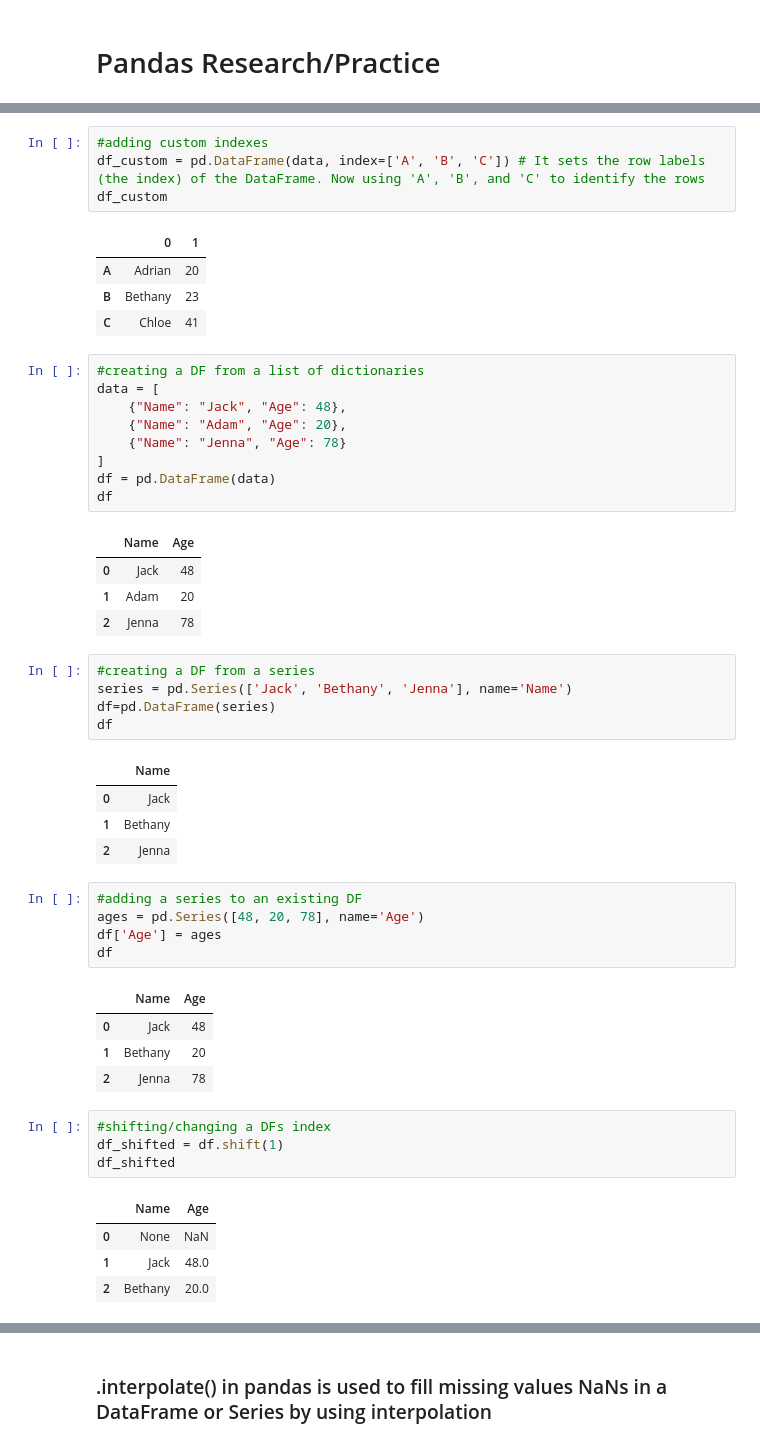
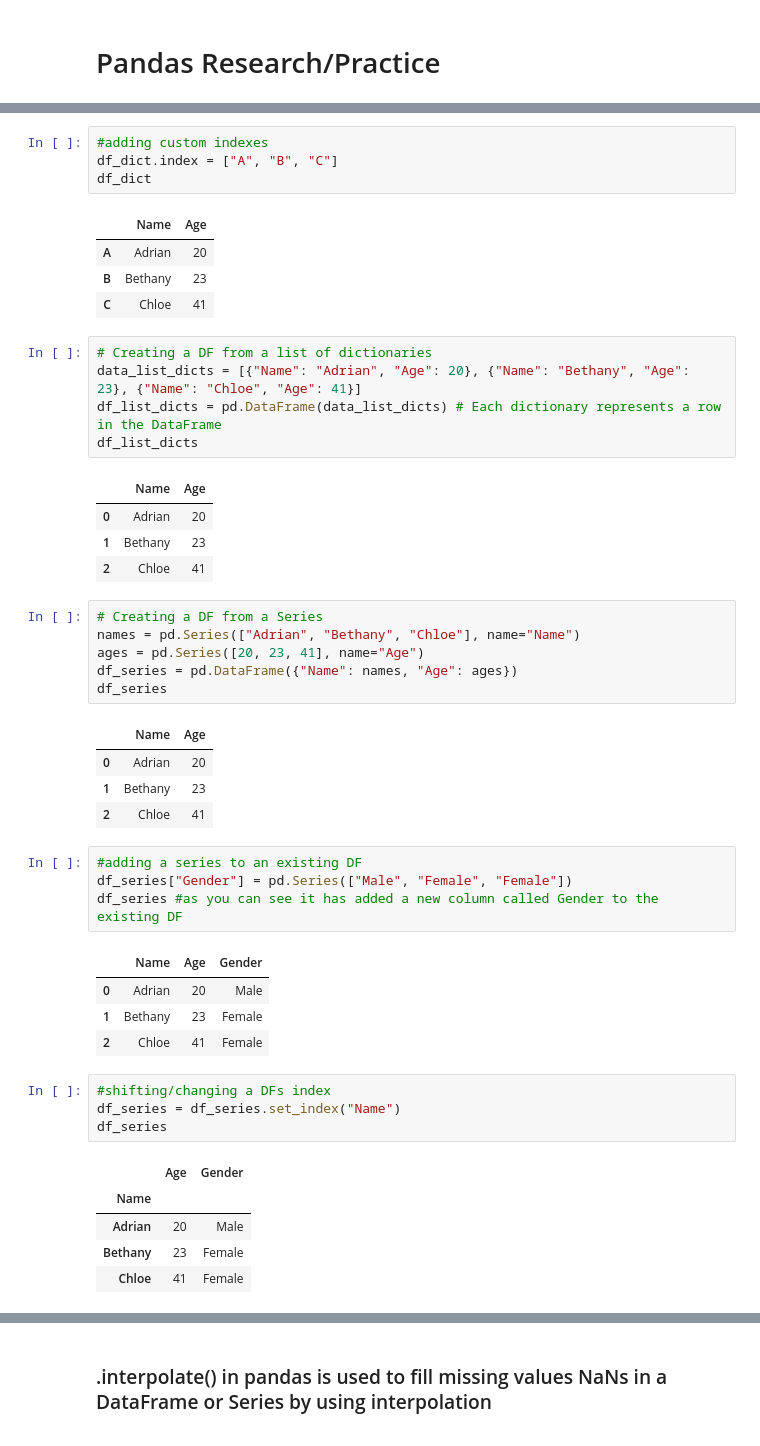
Before and after one commit to ManjotB03/python-repository, a Jupyter notebook: pandas_learning.ipynb, the cells around one changed output, grey strips where cells are left out. Drawn from its saved outputs; the diff is of its cells as text.

```diff
--- a/pandas_learning.ipynb
+++ b/pandas_learning.ipynb
@@ -205,53 +215,50 @@ df
 # %%
 #adding custom indexes
-df_custom = pd.DataFrame(data, index=['A', 'B', 'C']) # It sets the row labels (the index) of the DataFrame. Now using 'A', 'B', and 'C' to identify the rows
-df_custom
+df_dict.index = ["A", "B", "C"]
+df_dict
 # %% [output]
-|  | 0 | 1 |
+|  | Name | Age |
 | A | Adrian | 20 |
 | B | Bethany | 23 |
 | C | Chloe | 41 |
 # %%
-#creating a DF from a list of dictionaries
-data = [
-    {"Name": "Jack", "Age": 48},
-    {"Name": "Adam", "Age": 20},
-    {"Name": "Jenna", "Age": 78}
-]
-df = pd.DataFrame(data)
-df
+# Creating a DF from a list of dictionaries
+data_list_dicts = [{"Name": "Adrian", "Age": 20}, {"Name": "Bethany", "Age": 23}, {"Name": "Chloe", "Age": 41}]
+df_list_dicts = pd.DataFrame(data_list_dicts) # Each dictionary represents a row in the DataFrame
+df_list_dicts
 # %% [output]
 |  | Name | Age |
-| 0 | Jack | 48 |
-| 1 | Adam | 20 |
-| 2 | Jenna | 78 |
+| 0 | Adrian | 20 |
+| 1 | Bethany | 23 |
+| 2 | Chloe | 41 |
 # %%
-#creating a DF from a series
-series = pd.Series(['Jack', 'Bethany', 'Jenna'], name='Name')
-df=pd.DataFrame(series)
-df
+# Creating a DF from a Series
+names = pd.Series(["Adrian", "Bethany", "Chloe"], name="Name")
+ages = pd.Series([20, 23, 41], name="Age")
+df_series = pd.DataFrame({"Name": names, "Age": ages})
+df_series
 # %% [output]
-|  | Name |
-| 0 | Jack |
-| 1 | Bethany |
-| 2 | Jenna |
+|  | Name | Age |
+| 0 | Adrian | 20 |
+| 1 | Bethany | 23 |
+| 2 | Chloe | 41 |
 # %%
 #adding a series to an existing DF
-ages = pd.Series([48, 20, 78], name='Age')
-df['Age'] = ages
-df
+df_series["Gender"] = pd.Series(["Male", "Female", "Female"])
+df_series #as you can see it has added a new column called Gender to the existing DF
 # %% [output]
-|  | Name | Age |
-| 0 | Jack | 48 |
-| 1 | Bethany | 20 |
-| 2 | Jenna | 78 |
+|  | Name | Age | Gender |
+| 0 | Adrian | 20 | Male |
+| 1 | Bethany | 23 | Female |
+| 2 | Chloe | 41 | Female |
 # %%
 #shifting/changing a DFs index
-df_shifted = df.shift(1)
-df_shifted
+df_series = df_series.set_index("Name")
+df_series
 # %% [output]
-|  | Name | Age |
-| 0 | None | NaN |
-| 1 | Jack | 48.0 |
-| 2 | Bethany | 20.0 |
+|  | Age | Gender |
+| Name |  |  |
+| Adrian | 20 | Male |
+| Bethany | 23 | Female |
+| Chloe | 41 | Female |
 # %%
```
Also changed, not shown: parts of 24 cells of this notebook.
